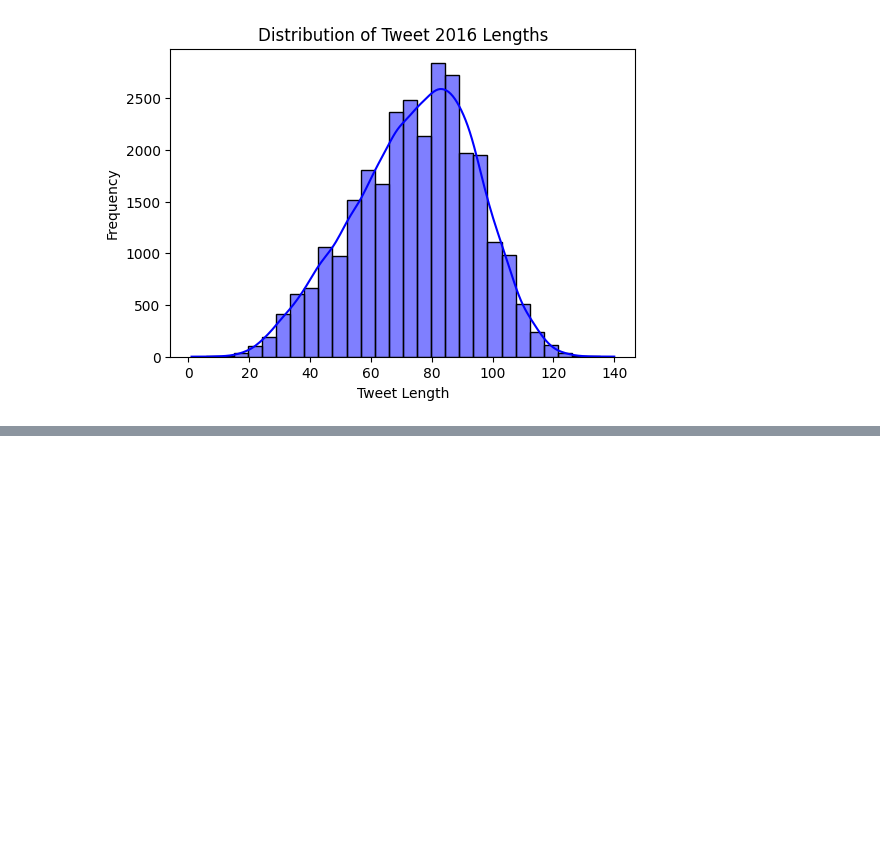
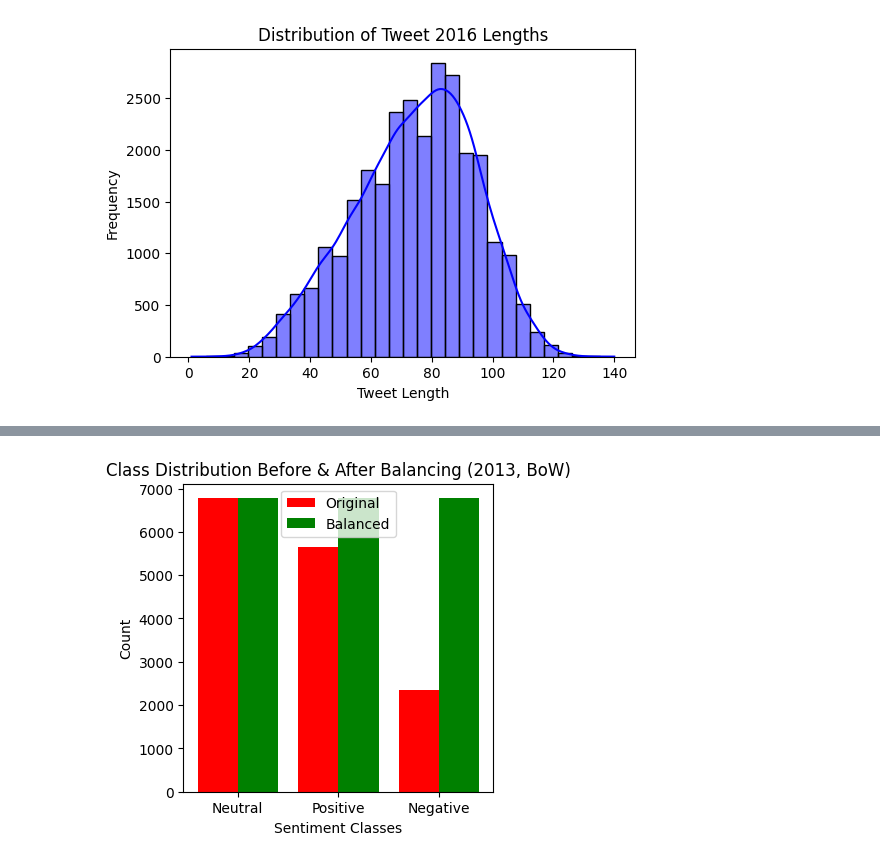
Before and after one commit to akpanitorobong/7120CEM-Natural_Language_Processing, a Jupyter notebook: 7120_CW.ipynb, the cells around one changed output, grey strips where cells are left out. Cells and saved outputs as stored; diff of their text form; code cells hidden in the pictures; blank space fills up the shorter version.

```diff
--- a/7120_CW.ipynb
+++ b/7120_CW.ipynb
@@ -498,0 +534,18 @@ plt.show()
+# %%
+# Apply Random Oversampling to balance training data
+balanced_datasets = {}
+
+for feature_type, data in feature_matrices.items():
+    print(f"\nApplying Random Oversampling for {feature_type} representation...")
+
+    ros = RandomOverSampler(random_state=42)
+
+    # Balance training data
+    X_train_2013_bal, y_train_2013_bal = ros.fit_resample(data["X_train_2013"], data["y_train_2013"])
+    X_train_2016_bal, y_train_2016_bal = ros.fit_resample(data["X_train_2016"], data["y_train_2016"])
+
+    balanced_datasets[feature_type] = {
+        "X_train_2013_bal": X_train_2013_bal, "y_train_2013_bal": y_train_2013_bal,
+        "X_train_2016_bal": X_train_2016_bal, "y_train_2016_bal": y_train_2016_bal,
+        "X_test": data["X_test"], "y_test": data["y_test"]
+    }
@@ -498,0 +558,63 @@ plt.show()
+# %%
+import matplotlib.pyplot as plt
+import numpy as np
+
+# Reverse the label mapping (numeric -> sentiment label)
+label_mapping_reversed = {0: "Neutral", 1: "Positive", 2: "Negative"}
+
+# Function to plot class distributions before and after balancing
+def plot_class_distribution(original_y, balanced_y, title):
+    """
+    Plots the distribution of sentiment classes before and after balancing.
+
+    Parameters:
+    - original_y: Original sentiment labels before balancing
+    - balanced_y: Sentiment labels after balancing
+    - title: Title of the plot
+    """
+
+    plt.figure(figsize=(4, 4))  # Set figure size
+
+    # Get unique sentiment classes and their counts
+    unique_classes, counts_original = np.unique(original_y, return_counts=True)
+    _, counts_balanced = np.unique(balanced_y, return_counts=True)
+
+    # Convert numerical labels back to sentiment labels
+    class_labels = [label_mapping_reversed[c] for c in unique_classes]
+
+    # Set bar width for side-by-side comparison
+    bar_width = 0.4
+    x = np.arange(len(unique_classes))
+
+    # Plot original distribution (before balancing)
+    plt.bar(x - bar_width / 2, counts_original, width=bar_width, label="Original", color="red")
+
+    # Plot balanced distribution (after balancing)
+    plt.bar(x + bar_width / 2, counts_balanced, width=bar_width, label="Balanced", color="green")
+
+    # Set x-axis labels to sentiment names
+    plt.xticks(x, class_labels)
+    plt.xlabel("Sentiment Classes")
+    plt.ylabel("Count")
+    plt.title(title)
+    plt.legend()
+    plt.show()
+
+# Visualizing class distributions before and after balancing
+for feature_type, data in balanced_datasets.items():
+    print(f"Visualizing balanced dataset for {feature_type} representation...\n")
+
+    # 2013 Data
+    plot_class_distribution(
+        original_y=feature_matrices[feature_type]["y_train_2013"],
+        balanced_y=data["y_train_2013_bal"],
+        title=f"Class Distribution Before & After Balancing (2013, {feature_type})"
+    )
+
+    # 2016 Data
+    plot_class_distribution(
+        original_y=feature_matrices[feature_type]["y_train_2016"],
+        balanced_y=data["y_train_2016_bal"],
+        title=f"Class Distribution Before & After Balancing (2016, {feature_type})"
+    )
+# %% [output]
@@ -498,0 +622 @@ plt.show()
+[figure, added]
```
Also changed, not shown: parts of 20 cells of this notebook.
